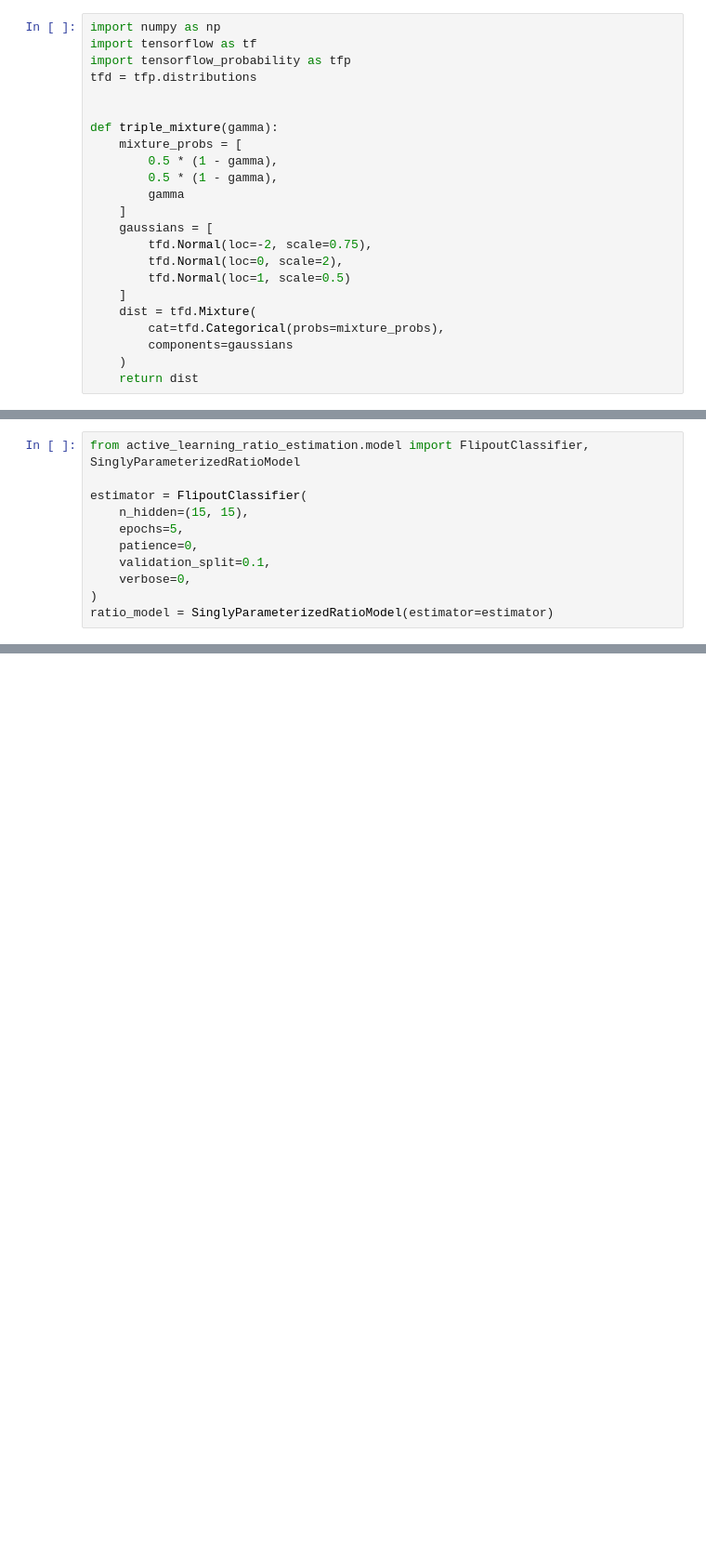
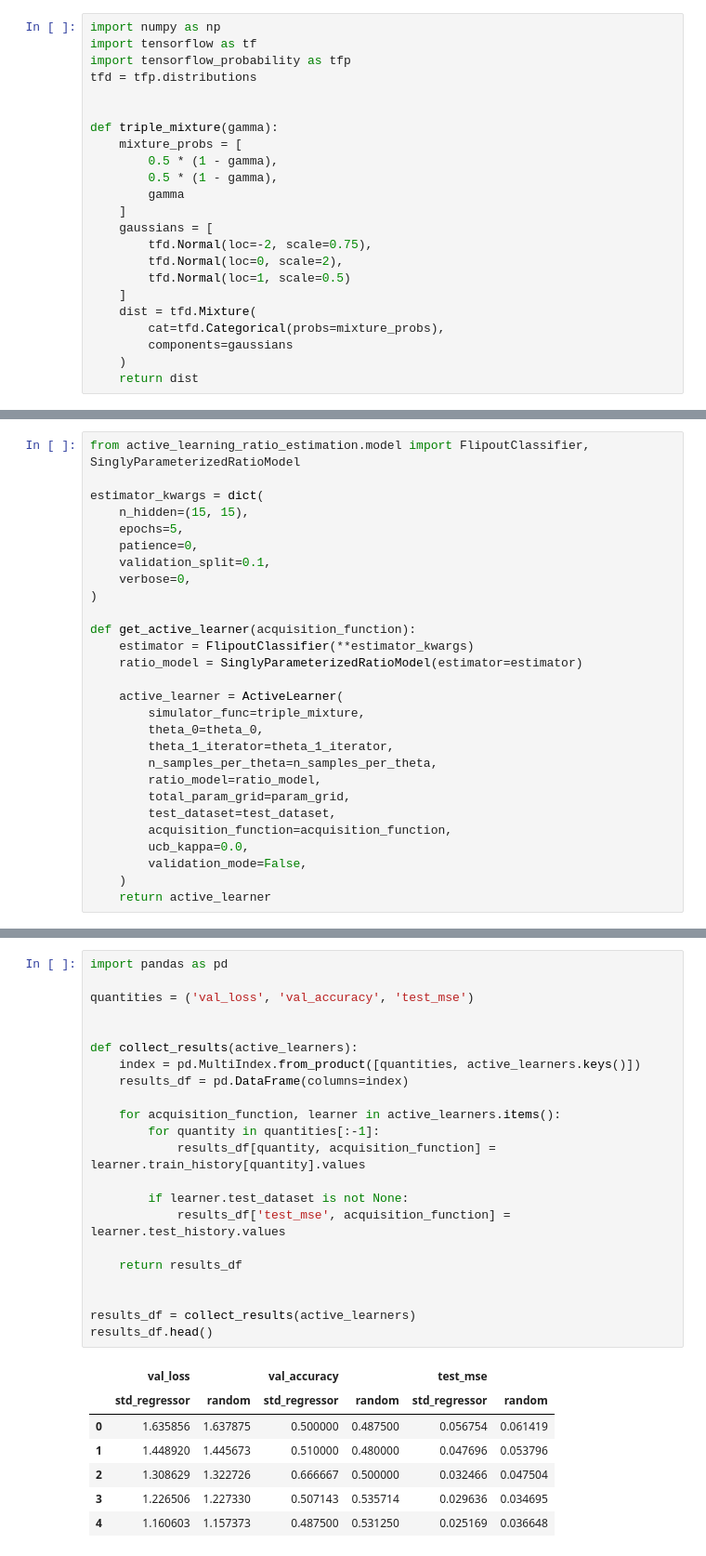
Before and after one commit to cjs220/active_learning_ratio_estimation, a Jupyter notebook: examples/active_learning_mixtures.ipynb, the cells around one changed output, grey strips where cells are left out. Shown at 93% size. Saved outputs shown, nothing was run; the diff lists cells and outputs as text; blank space fills up the shorter version.

```diff
--- a/examples/active_learning_mixtures.ipynb
+++ b/examples/active_learning_mixtures.ipynb
@@ -97,13 +84,30 @@ test_dataset = SinglyParameterizedRatioDataset.from_simulator(
 # %%
 from active_learning_ratio_estimation.model import FlipoutClassifier, SinglyParameterizedRatioModel
 
-estimator = FlipoutClassifier(
+estimator_kwargs = dict(
     n_hidden=(15, 15),
     epochs=5,
     patience=0,
     validation_split=0.1,
     verbose=0,
 )
-ratio_model = SinglyParameterizedRatioModel(estimator=estimator)
+
+def get_active_learner(acquisition_function):
+    estimator = FlipoutClassifier(**estimator_kwargs)
+    ratio_model = SinglyParameterizedRatioModel(estimator=estimator)
+
+    active_learner = ActiveLearner(
+        simulator_func=triple_mixture,
+        theta_0=theta_0,
+        theta_1_iterator=theta_1_iterator,
+        n_samples_per_theta=n_samples_per_theta,
+        ratio_model=ratio_model,
+        total_param_grid=param_grid,
+        test_dataset=test_dataset,
+        acquisition_function=acquisition_function,
+        ucb_kappa=0.0,
+        validation_mode=False,
+    )
+    return active_learner
 # %%
 from active_learning_ratio_estimation.active_learning import ActiveLearner
@@ -189 +176,31 @@ n_iter=15, num_grid=101, n_test_param=10, n_samples_per_theta=1000
+# %%
+import pandas as pd
+
+quantities = ('val_loss', 'val_accuracy', 'test_mse')
+
+
+def collect_results(active_learners):
+    index = pd.MultiIndex.from_product([quantities, active_learners.keys()])
+    results_df = pd.DataFrame(columns=index)
+
+    for acquisition_function, learner in active_learners.items():
+        for quantity in quantities[:-1]:
+            results_df[quantity, acquisition_function] = learner.train_history[quantity].values
+
+        if learner.test_dataset is not None:
+            results_df['test_mse', acquisition_function] = learner.test_history.values
+
+    return results_df
+
+
+results_df = collect_results(active_learners)
+results_df.head()
+# %% [output]
+|  | val_loss |  | val_accuracy |  | test_mse |  |
+|  | std_regressor | random | std_regressor | random | std_regressor | random |
+| 0 | 1.635856 | 1.637875 | 0.500000 | 0.487500 | 0.056754 | 0.061419 |
+| 1 | 1.448920 | 1.445673 | 0.510000 | 0.480000 | 0.047696 | 0.053796 |
+| 2 | 1.308629 | 1.322726 | 0.666667 | 0.500000 | 0.032466 | 0.047504 |
+| 3 | 1.226506 | 1.227330 | 0.507143 | 0.535714 | 0.029636 | 0.034695 |
+| 4 | 1.160603 | 1.157373 | 0.487500 | 0.531250 | 0.025169 | 0.036648 |
 # %%
```
Also changed, not shown: parts of 9 cells of this notebook.
